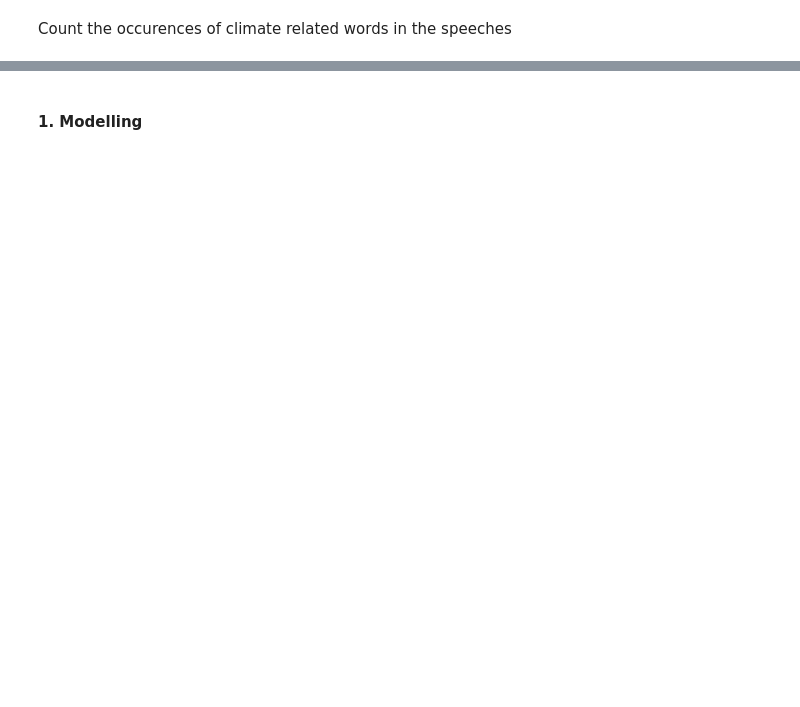
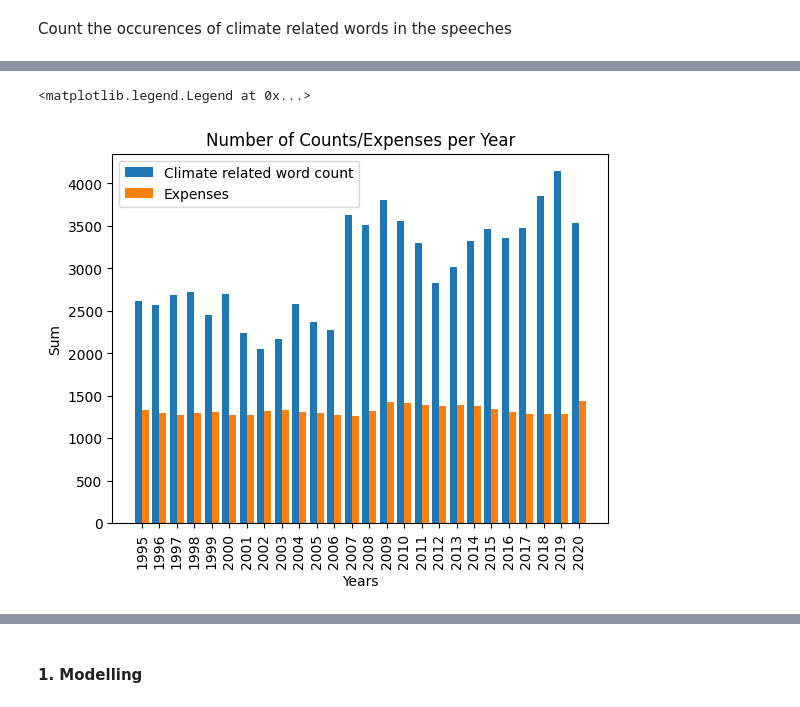
Before and after one commit to himayla/FDS_assign1, a Jupyter notebook: assign1.ipynb, the cells around one changed output, grey strips where cells are left out. Cells and saved outputs as stored; diff of their text form; code cells hidden in the pictures; blank space fills up the shorter version.

```diff
--- a/assign1.ipynb
+++ b/assign1.ipynb
@@ -280,0 +279,15 @@ plt.show()
+# %%
+X_axis = np.arange(len(X))
+
+plt.bar(X_axis - 0.2, y1, 0.4, label = 'Climate related word count')
+plt.bar(X_axis + 0.2, y2, 0.4, label = 'Expenses')
+
+plt.xticks(X_axis, X, rotation=90)
+plt.xlabel("Years")
+plt.ylabel("Sum")
+plt.title("Number of Counts/Expenses per Year")
+
+plt.legend()
+# %% [output]
+<matplotlib.legend.Legend at 0x...>
+[figure, added]
```
Also changed, not shown: parts of 40 cells of this notebook, 2 other files.
